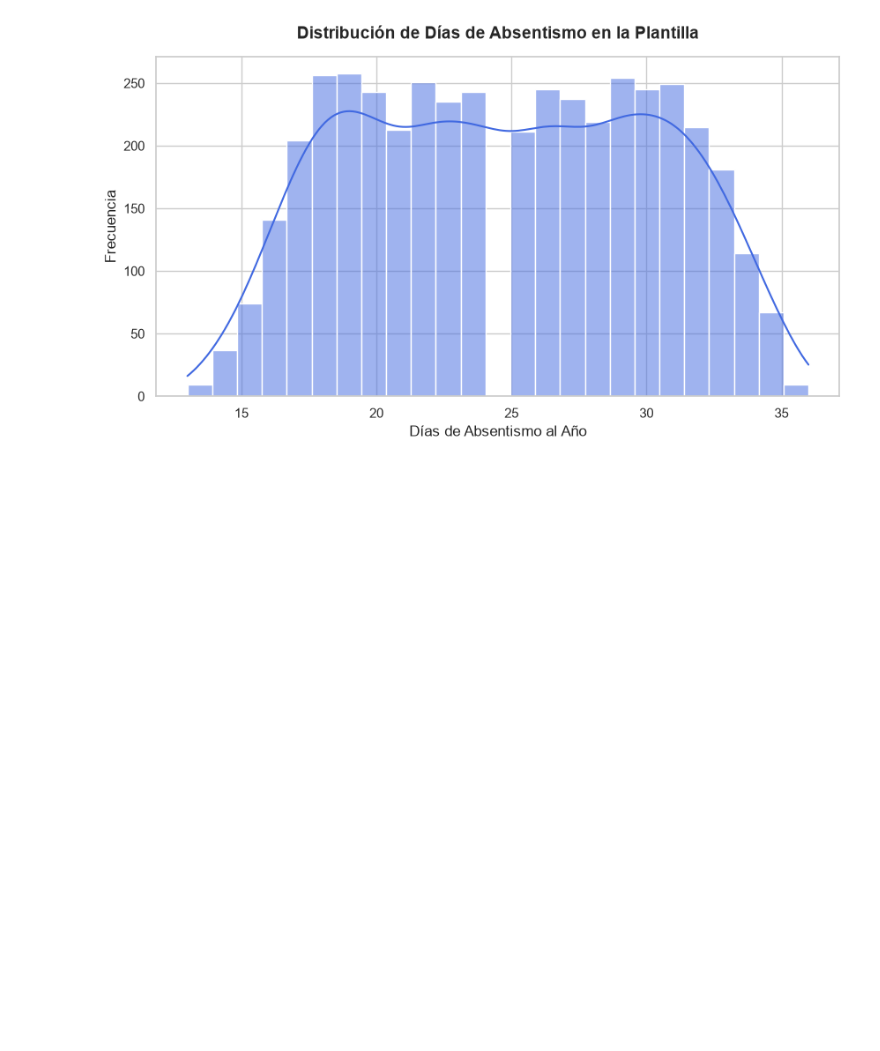
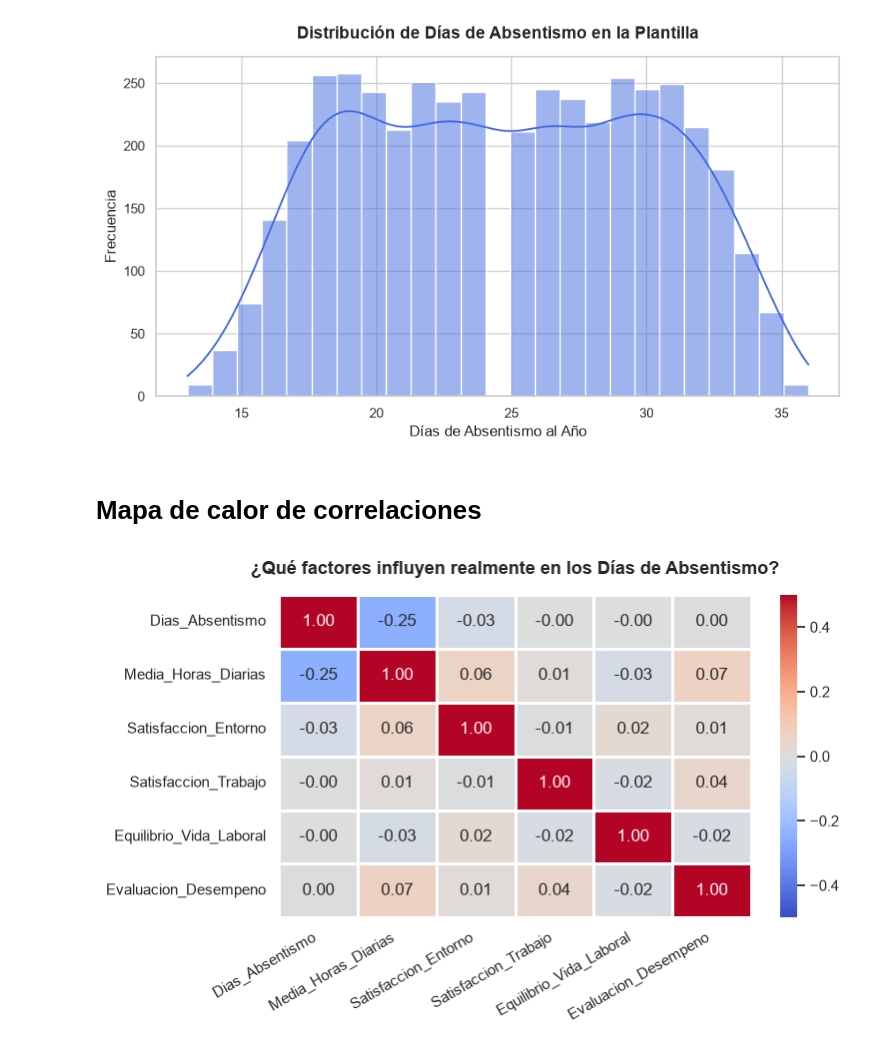
Before and after one commit to CesaReveron/hr-operational-optimizer, a Jupyter notebook: notebooks/01_eda.ipynb, the cells around one changed output. Cells and saved outputs as stored; diff of their text form; code cells hidden in the pictures; blank space fills up the shorter version.

```diff
--- a/notebooks/01_eda.ipynb
+++ b/notebooks/01_eda.ipynb
@@ -1,16 +1,2 @@
 # %% [markdown]
 # Configuración e importación de datos
-# %%
-import pandas as pd
-import matplotlib.pyplot as plt
-import seaborn as sns
-
-#Configuración prolija de los graficos.
-sns.set(style="whitegrid")
-plt.rcParams['figure.figsize'] = (10, 6)
-
-#Cargamos nuestro dataset procesado y limpio.
-df = pd.read_csv('../data/processed/df_consolidado_clean.csv')
-
-print("---¡DATASET LSTO PARA EL ANÁLISIS VISUAL!---")
-print(f"Total de registros cargados: {df.shape[0]} empleados con {df.shape[1]} variables.")
@@ -33,3 +70,36 @@ plt.ylabel('Frecuencia', fontsize=12)
 plt.show()
 # %% [output]
 [figure]
+# %% [markdown]
+# Mapa de calor de correlaciones
+# %%
+# 1. Seleccionamos solo las variables clave que queremos contrastar en español
+variables_clave = [
+    'Dias_Absentismo',
+    'Media_Horas_Diarias',
+    'Satisfaccion_Entorno',
+    'Satisfaccion_Trabajo',
+    'Equilibrio_Vida_Laboral',
+    'Evaluacion_Desempeno'
+]
+
+# 2. Calculamos la correlación solo para este grupo seleccionado
+matriz_simplificada = df[variables_clave].corr()
+
+# 3. Dibujamos un mapa de calor mucho más limpio y fácil de leer
+plt.figure(figsize=(8, 5))
+sns.heatmap(
+    matriz_simplificada,
+    annot=True,          # Muestra los números internos
+    cmap='coolwarm',     # Rojo = Relación positiva, Azul = Relación inversa
+    fmt=".2f",
+    linewidths=1,
+    vmin=-0.5, vmax=0.5  # Ajustamos el contraste para resaltar lo importante
+)
+
+plt.title('¿Qué factores influyen realmente en los Días de Absentismo?', fontsize=13, fontweight='bold', pad=15)
+plt.xticks(rotation=30, ha='right')
+plt.tight_layout()
+plt.show()
+# %% [output]
+[figure, added]
```
Also changed, not shown: parts of 2 cells of this notebook.
